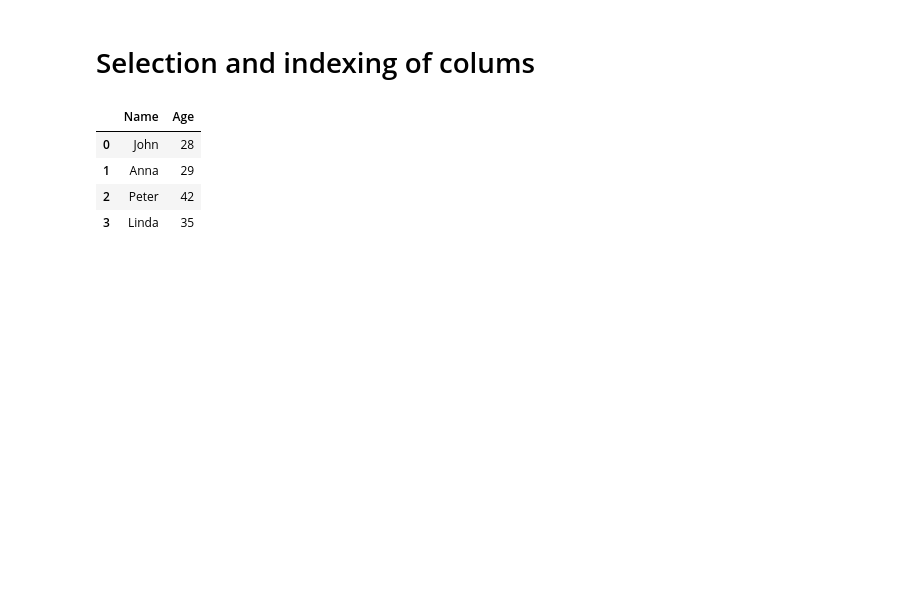
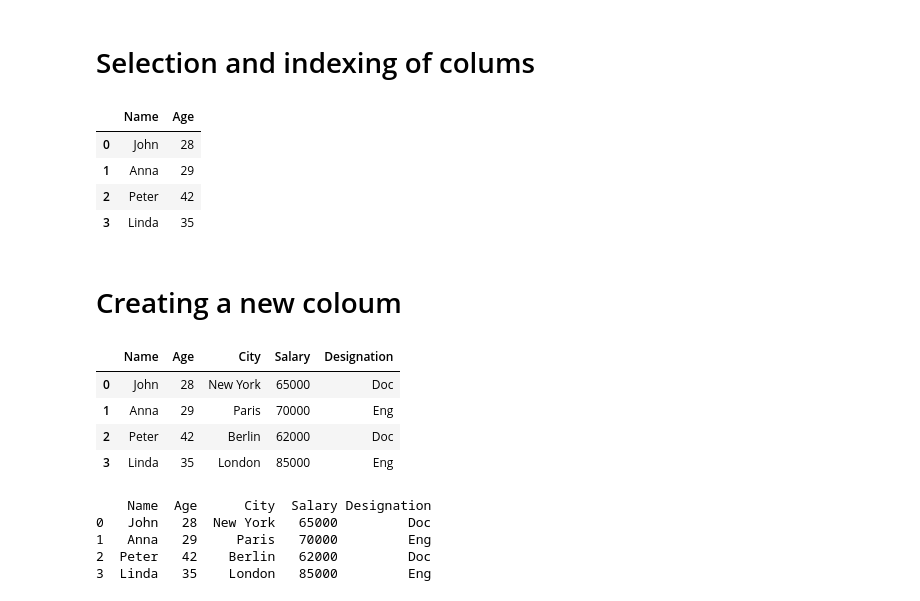
Before and after one commit to Pritam-Mondal18/Machine-Learning-yt, a Jupyter notebook: Pandas_phase1.ipynb, the cells around one changed output. Drawn from its saved outputs; the diff is of its cells as text; code cells hidden in the pictures; blank space fills up the shorter version.

```diff
--- a/Pandas_phase1.ipynb
+++ b/Pandas_phase1.ipynb
@@ -132,0 +131,20 @@ df3[['Name',
+# %% [markdown]
+# Creating a new coloum
+# %%
+df3['Designation'] = ['Doc','Eng','Doc','Eng']
+df3
+# %% [output]
+|  | Name | Age | City | Salary | Designation |
+| 0 | John | 28 | New York | 65000 | Doc |
+| 1 | Anna | 29 | Paris | 70000 | Eng |
+| 2 | Peter | 42 | Berlin | 62000 | Doc |
+| 3 | Linda | 35 | London | 85000 | Eng |
+# %%
+df3['Designation'] = ['Doc','Eng','Doc','Eng']
+print(df3)
+# %% [output]
+    Name  Age      City  Salary Designation
+0   John   28  New York   65000         Doc
+1   Anna   29     Paris   70000         Eng
+2  Peter   42    Berlin   62000         Doc
+3  Linda   35    London   85000         Eng
```
Also changed, not shown: parts of 10 cells of this notebook.
